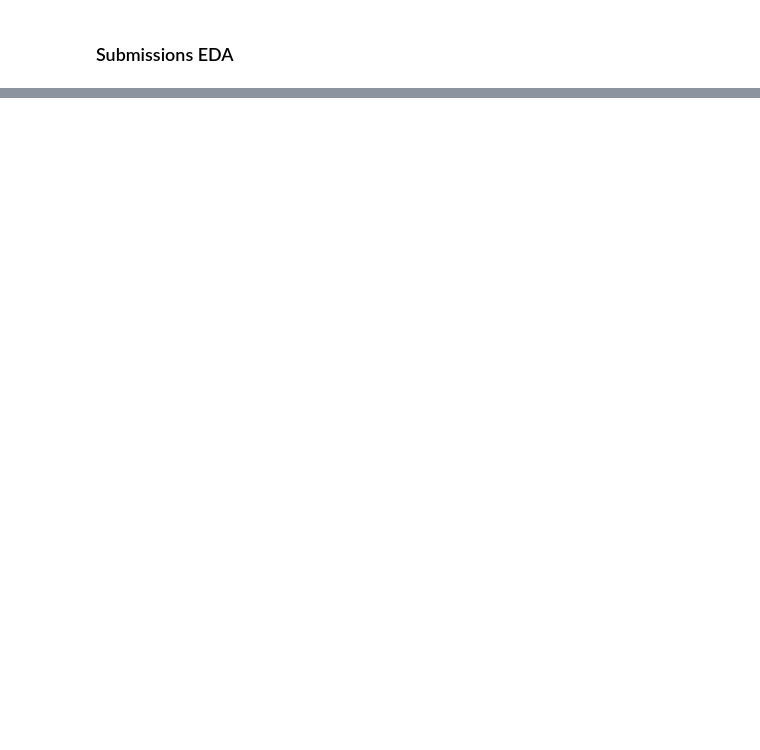
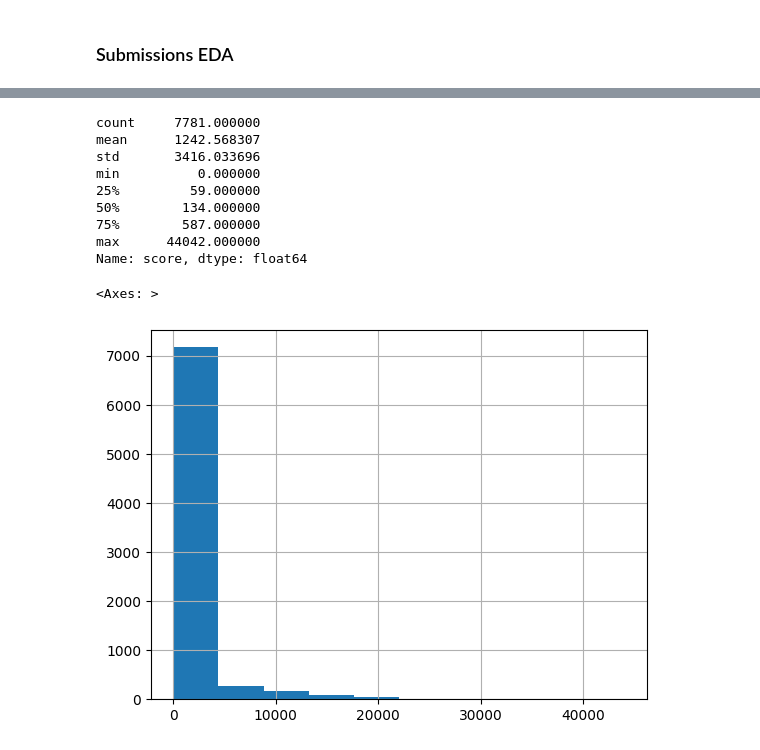
Before and after one commit to TwoRice/roastme_bot, a Jupyter notebook: notebooks/02_EDA.ipynb, the cells around one changed output, grey strips where cells are left out. Saved outputs shown, nothing was run; the diff lists cells and outputs as text; code cells hidden in the pictures; blank space fills up the shorter version.

Commit message:
submission EDA

```diff
--- a/notebooks/02_EDA.ipynb
+++ b/notebooks/02_EDA.ipynb
@@ -256,0 +453,16 @@ Name: count, dtype: int64
+# %%
+selected_posts = submissions[submissions.name.isin(comments.parent_id)]
+print(selected_posts.score.describe())
+selected_posts.score.hist()
+# %% [output]
+count     7781.000000
+mean      1242.568307
+std       3416.033696
+min          0.000000
+25%         59.000000
+50%        134.000000
+75%        587.000000
+max      44042.000000
+Name: score, dtype: float64
+<Axes: >
+[figure, added]
```
Also changed, not shown: parts of 32 cells of this notebook.
